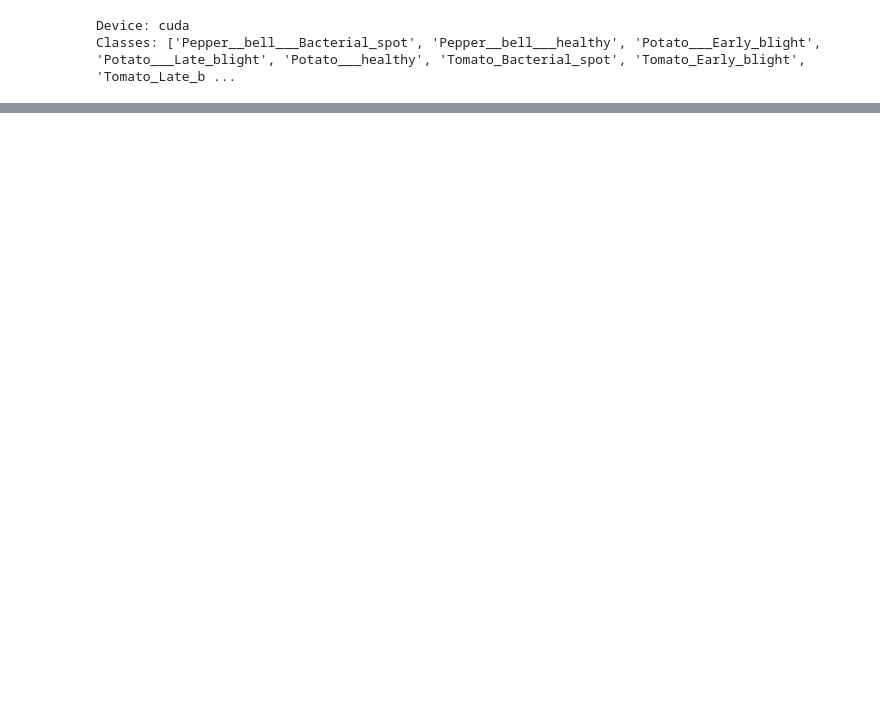
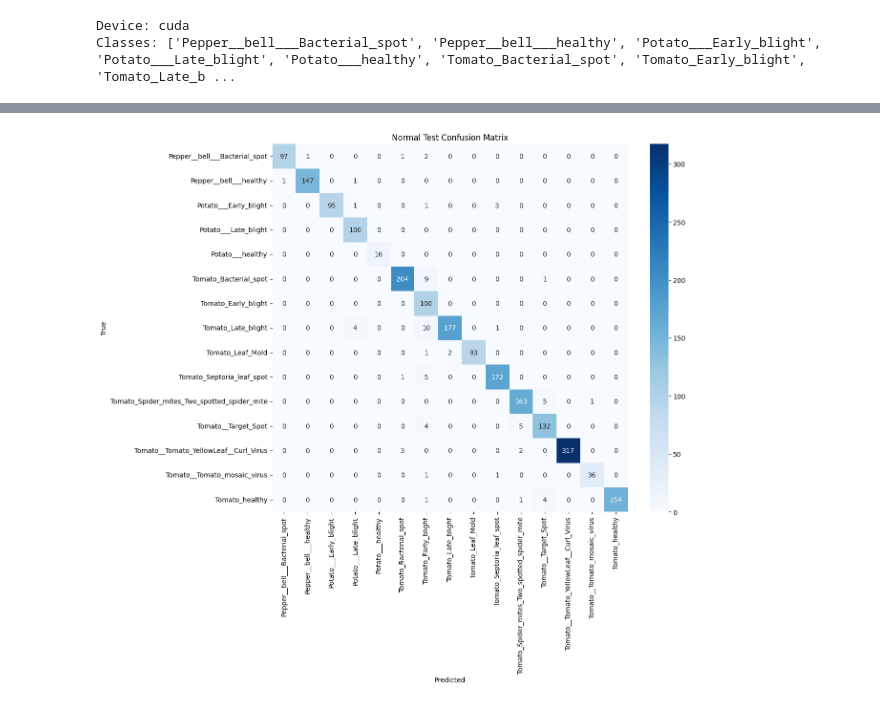
Before and after one commit to dhduong710/plant-disease-detection, a Jupyter notebook: other_models/ResNet50_finetuned_focalloss.ipynb, the cells around one changed output, grey strips where cells are left out. Cells and saved outputs as stored; diff of their text form; code cells hidden in the pictures; blank space fills up the shorter version.

Commit message:
add classification report and confusion matrix

```diff
--- a/other_models/ResNet50_finetuned_focalloss.ipynb
+++ b/other_models/ResNet50_finetuned_focalloss.ipynb
@@ -4,11 +4,14 @@ import torch.nn as nn
 import torch.optim as optim
 from torchvision import datasets, transforms, models
 from torch.utils.data import DataLoader
-from sklearn.metrics import confusion_matrix, classification_report
 import numpy as np
+from sklearn.metrics import classification_report, confusion_matrix
+import seaborn as sns
+import matplotlib.pyplot as plt
 
 
 # Config
+
 
 BATCH_SIZE = 32
 IMG_SIZE = 224
@@ -26,7 +29,7 @@ print("Device:", device)
 # Data Augmentation
 
 train_transform = transforms.Compose([
-    transforms.RandomResizedCrop(IMG_SIZE, scale=(0.8, 1.0)),
+    transforms.RandomResizedCrop(IMG_SIZE, scale = (0.8, 1.0)),
     transforms.RandomHorizontalFlip(),
     transforms.RandomRotation(15),
     transforms.ColorJitter(brightness = 0.2, contrast = 0.2, saturation = 0.2),
@@ -48,7 +51,6 @@ test_loader  = DataLoader(test_dataset, batch_size = BATCH_SIZE, shuffle = False
 
 num_classes = len(train_dataset.classes)
 print("Classes:", train_dataset.classes)
-
 
 # Focal Loss
 
@@ -79,7 +81,6 @@ criterion = FocalLoss()
 resnet = models.resnet50(pretrained = True)
 resnet.fc = nn.Linear(resnet.fc.in_features, num_classes)
 model = resnet.to(device)
-
 
 # Training Function
 
@@ -121,7 +122,6 @@ def train_model(model, criterion, optimizer, train_loader, val_loader, epochs, p
               f"| Val Loss: {val_loss:.4f} | Val Acc: {val_acc:.4f}")
     return model
 
-
 # Phase A: Train classifier
 
 for param in model.parameters():
@@ -133,12 +133,10 @@ optimizer = optim.Adam(model.fc.parameters(), lr = LR_PHASE_A)
 model = train_model(model, criterion, optimizer, train_loader, val_loader,
                     epochs = EPOCHS_PHASE_A, phase_name = "Phase A")
 
-
 # Phase B: Fine-tuning last N layers
 
 for name, param in model.named_parameters():
     param.requires_grad = False
-
 for name, param in list(model.named_parameters())[-N_LAST_LAYERS:]:
     param.requires_grad = True
 
@@ -147,11 +145,24 @@ model = train_model(model, criterion, optimizer, train_loader, val_loader,
                     epochs = EPOCHS_PHASE_B, phase_name = "Phase B")
 
 
-# Test
+# Evaluation & Report
 
+def evaluate_and_report(y_true, y_pred, class_names, desc = "Test"):
+    print(f"\n=== {desc} Classification Report ===")
+    print(classification_report(y_true, y_pred, target_names = class_names, digits = 4))
+
+    cm = confusion_matrix(y_true, y_pred)
+    plt.figure(figsize = (12, 10))
+    sns.heatmap(cm, annot = True, fmt = "d", cmap = "Blues",
+                xticklabels = class_names, yticklabels = class_names)
+    plt.title(f"{desc} Confusion Matrix")
+    plt.xlabel("Predicted")
+    plt.ylabel("True")
+    plt.show()
+
+# Normal Test
 model.eval()
 all_preds, all_labels = [], []
-
 with torch.no_grad():
     for imgs, labels in test_loader:
         imgs, labels = imgs.to(device), labels.to(device)
@@ -162,18 +173,37 @@ with torch.no_grad():
 
 all_preds = np.array(all_preds)
 all_labels = np.array(all_labels)
+normal_acc = (all_preds == all_labels).sum() / len(all_labels)
+print(f"\nNormal Test Accuracy: {normal_acc:.4f}")
+evaluate_and_report(all_labels, all_preds, test_dataset.classes, desc = "Normal Test")
 
-test_acc = (all_preds == all_labels).sum() / len(all_labels)
-print(f"Test Accuracy: {test_acc:.4f}")
+# Hard Aug Test
+hard_test_transform = transforms.Compose([
+    transforms.RandomResizedCrop(IMG_SIZE, scale = (0.5, 1.0)),
+    transforms.RandomHorizontalFlip(),
+    transforms.RandomRotation(45),
+    transforms.ColorJitter(0.5, 0.5, 0.5),
+    transforms.ToTensor(),
+    transforms.Normalize([0.485, 0.456, 0.406],
+                         [0.229, 0.224, 0.225])
+])
+hard_test_dataset = datasets.ImageFolder(f"{DATA_ROOT}/test", transform = hard_test_transform)
+hard_test_loader = DataLoader(hard_test_dataset, batch_size = BATCH_SIZE, shuffle = False)
 
-cm = confusion_matrix(all_labels, all_preds)
-print("Confusion Matrix:")
-print(cm)
+all_preds, all_labels = [], []
+with torch.no_grad():
+    for imgs, labels in hard_test_loader:
+        imgs, labels = imgs.to(device), labels.to(device)
+        outputs = model(imgs)
+        preds = outputs.argmax(1)
+        all_preds.extend(preds.cpu().numpy())
+        all_labels.extend(labels.cpu().numpy())
 
-cr = classification_report(all_labels, all_preds, target_names=train_dataset.classes)
-print("Classification Report:")
-print(cr)
-
+all_preds = np.array(all_preds)
+all_labels = np.array(all_labels)
+hard_acc = (all_preds == all_labels).sum() / len(all_labels)
+print(f"Hard Aug Test Accuracy: {hard_acc:.4f}")
+evaluate_and_report(all_labels, all_preds, test_dataset.classes, desc = "Hard Aug Test")
 
 # Save model
 
@@ -200,0 +231 @@ Phase B Epoch [2/5] Train Loss: 0.0583 | Train Acc: 0.9542 | Val Loss: 0.0386 |
+[figure, added]
```
Also changed, not shown: parts of 1 cell of this notebook, 1 other file.
